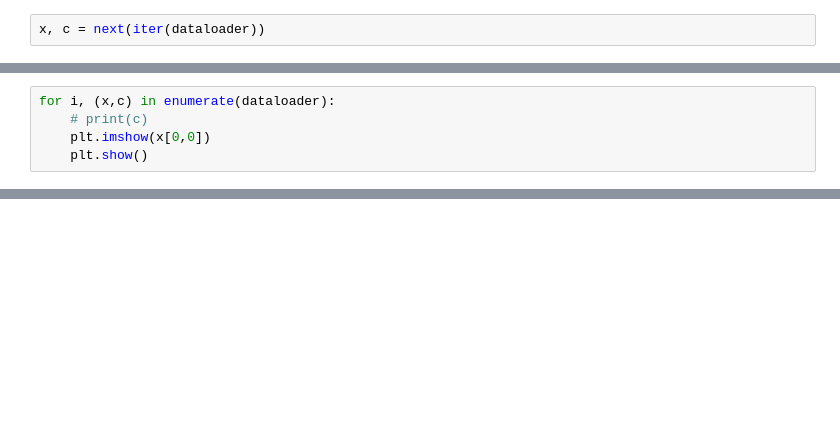
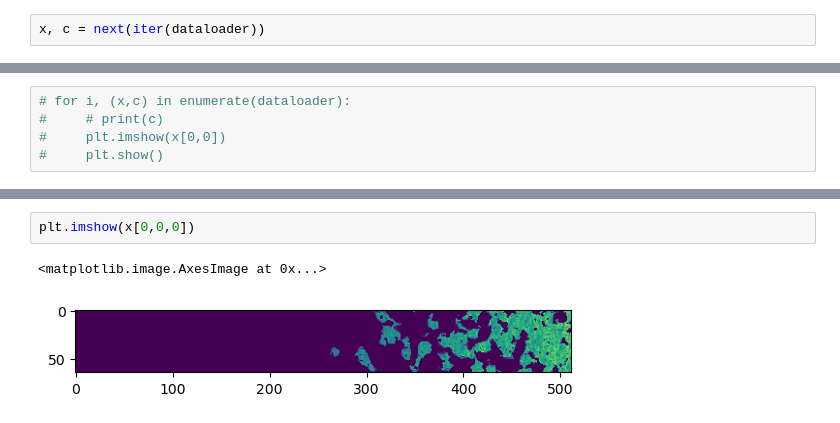
Before and after one commit to Xsmos/ml21cm, a Jupyter notebook: quantify_results.ipynb, the cells around one changed output, grey strips where cells are left out. Drawn from its saved outputs; the diff is of its cells as text; blank space fills up the shorter version.

```diff
--- a/quantify_results.ipynb
+++ b/quantify_results.ipynb
@@ -34,5 +54,5 @@ torch.Size([1, 2])
 # %%
-for i, (x,c) in enumerate(dataloader):
-    # print(c)
-    plt.imshow(x[0,0])
-    plt.show()
+# for i, (x,c) in enumerate(dataloader):
+#     # print(c)
+#     plt.imshow(x[0,0])
+#     plt.show()
@@ -52,0 +59,5 @@ for i, (x,c) in enumerate(dataloader):
+# %%
+plt.imshow(x[0,0,0])
+# %% [output]
+<matplotlib.image.AxesImage at 0x...>
+[figure, added]
```
Also changed, not shown: parts of 27 cells of this notebook, 1 other file.
